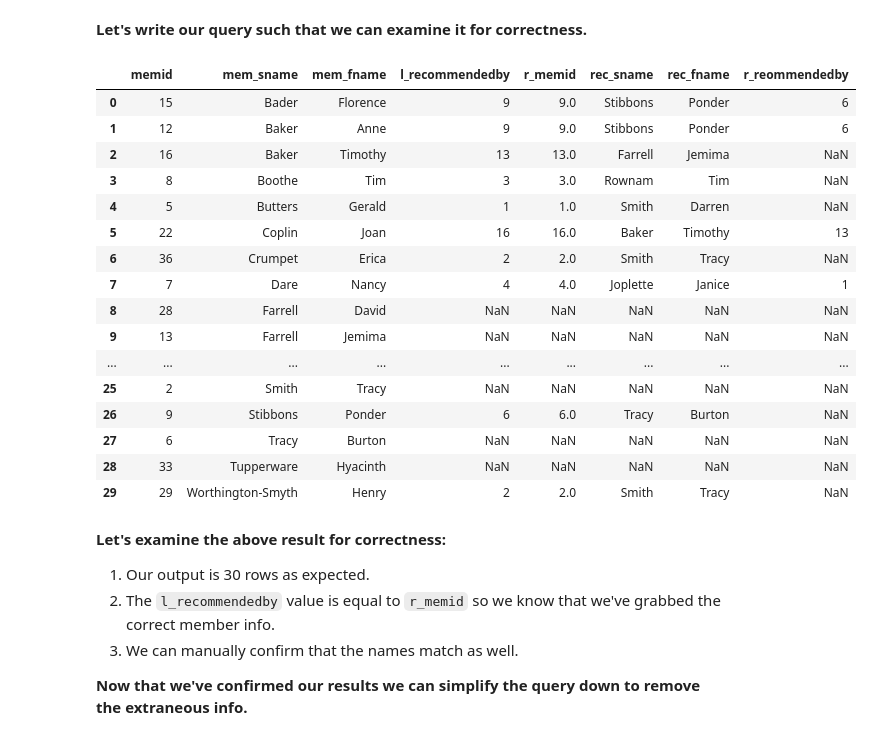
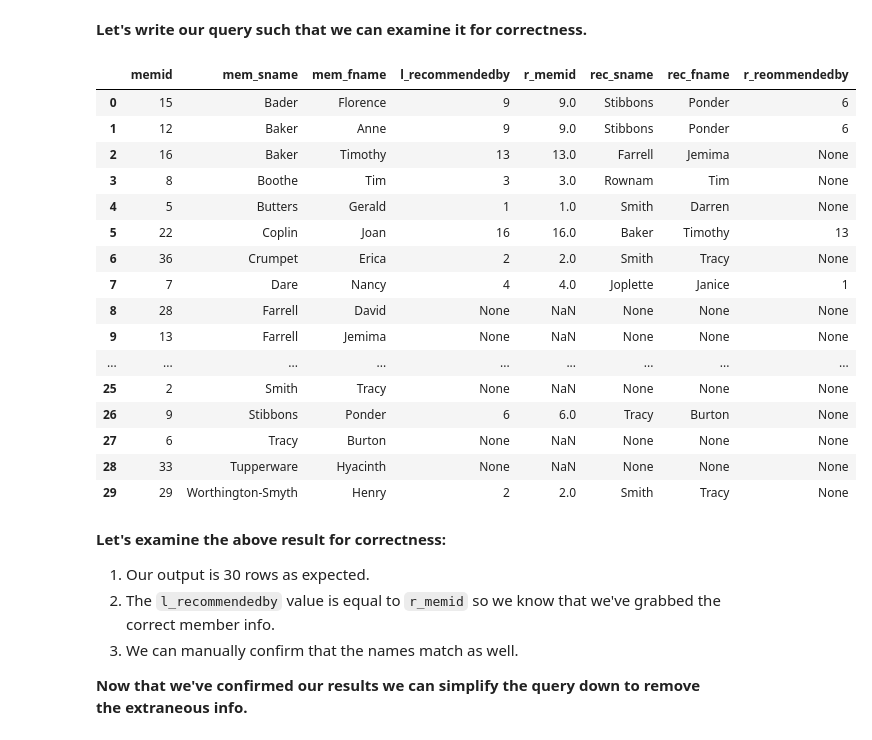
Before and after one commit to dmcmurchy/self-join-examination, a Jupyter notebook: notebook.ipynb, the cells around one changed output. Cells and saved outputs as stored; diff of their text form; code cells hidden in the pictures.

```diff
--- a/notebook.ipynb
+++ b/notebook.ipynb
@@ -15,8 +32,7 @@ Once I saw the solution provided it became a _little_ more clear on what I had d
 # %%
-import pandas as pd
-members = pd.read_csv('clubdata-members.csv')
+members = pd.read_csv('https://raw.githubusercontent.com/Zirescu/self-join-examination/main/clubdata-members.csv?token=GHSAT0AAAAAACBUG56M5SXOAVVHBXHJZSQYZDNECCA')
 members = members.replace('\\N', pd.NA)
-members
+members.head(10)
 # %% [output]
 |  | memid | surname | firstname | address | zipcode | telephone | recommendedby | joindate |
 | 0 | 1 | Smith | Darren | 8 Bloomsbury Close, Boston | 4321 | 555-555-5555 | <NA> | 2012-07-02 12:02:05 |
@@ -97,37 +107,37 @@ A simplified definition from the Datacamp cheat sheet:
 # %% [markdown]
 **Let's write our query such that we can examine it for correctness.**
 # %%
-SELECT
+%%sql SELECT
  l.memid as memid,  -- left-table memid value
  l.surname as mem_sname,  -- left-table lastname value
  l.firstname as mem_fname, -- left-table firstname value
  l.recommendedby as l_recommendedby, -- left-table recommendedby value
  r.memid as r_memid, -- our right-table memid value which should be the same as the l_recommendedby value
  r.surname as rec_sname, -- the last name of the person that recommended the member
  r.firstname as rec_fname, -- the first name of the person that recommended the member
  r.recommendedby as r_reommendedby, -- the member id of any person that was recommended by the recommendy
 FROM members as l
 LEFT JOIN members as r
 ON r.memid = l.recommendedby -- where member ID is the recommendedby list ID
 ORDER BY mem_sname, mem_fname; -- order by surname, firstname
 # %% [output]
 |  | memid | mem_sname | mem_fname | l_recommendedby | r_memid | rec_sname | rec_fname | r_reommendedby |
 | 0 | 15 | Bader | Florence | 9 | 9.0 | Stibbons | Ponder | 6 |
 | 1 | 12 | Baker | Anne | 9 | 9.0 | Stibbons | Ponder | 6 |
-| 2 | 16 | Baker | Timothy | 13 | 13.0 | Farrell | Jemima | NaN |
-| 3 | 8 | Boothe | Tim | 3 | 3.0 | Rownam | Tim | NaN |
-| 4 | 5 | Butters | Gerald | 1 | 1.0 | Smith | Darren | NaN |
+| 2 | 16 | Baker | Timothy | 13 | 13.0 | Farrell | Jemima | None |
+| 3 | 8 | Boothe | Tim | 3 | 3.0 | Rownam | Tim | None |
+| 4 | 5 | Butters | Gerald | 1 | 1.0 | Smith | Darren | None |
 | 5 | 22 | Coplin | Joan | 16 | 16.0 | Baker | Timothy | 13 |
-| 6 | 36 | Crumpet | Erica | 2 | 2.0 | Smith | Tracy | NaN |
+| 6 | 36 | Crumpet | Erica | 2 | 2.0 | Smith | Tracy | None |
 | 7 | 7 | Dare | Nancy | 4 | 4.0 | Joplette | Janice | 1 |
-| 8 | 28 | Farrell | David | NaN | NaN | NaN | NaN | NaN |
-| 9 | 13 | Farrell | Jemima | NaN | NaN | NaN | NaN | NaN |
+| 8 | 28 | Farrell | David | None | NaN | None | None | None |
+| 9 | 13 | Farrell | Jemima | None | NaN | None | None | None |
 | ... | ... | ... | ... | ... | ... | ... | ... | ... |
-| 25 | 2 | Smith | Tracy | NaN | NaN | NaN | NaN | NaN |
-| 26 | 9 | Stibbons | Ponder | 6 | 6.0 | Tracy | Burton | NaN |
-| 27 | 6 | Tracy | Burton | NaN | NaN | NaN | NaN | NaN |
-| 28 | 33 | Tupperware | Hyacinth | NaN | NaN | NaN | NaN | NaN |
-| 29 | 29 | Worthington-Smyth | Henry | 2 | 2.0 | Smith | Tracy | NaN |
+| 25 | 2 | Smith | Tracy | None | NaN | None | None | None |
+| 26 | 9 | Stibbons | Ponder | 6 | 6.0 | Tracy | Burton | None |
+| 27 | 6 | Tracy | Burton | None | NaN | None | None | None |
+| 28 | 33 | Tupperware | Hyacinth | None | NaN | None | None | None |
+| 29 | 29 | Worthington-Smyth | Henry | 2 | 2.0 | Smith | Tracy | None |
 # %% [markdown]
 **Let's examine the above result for correctness:**
 1. Our output is 30 rows as expected.
```
Also changed, not shown: parts of 8 cells of this notebook.
